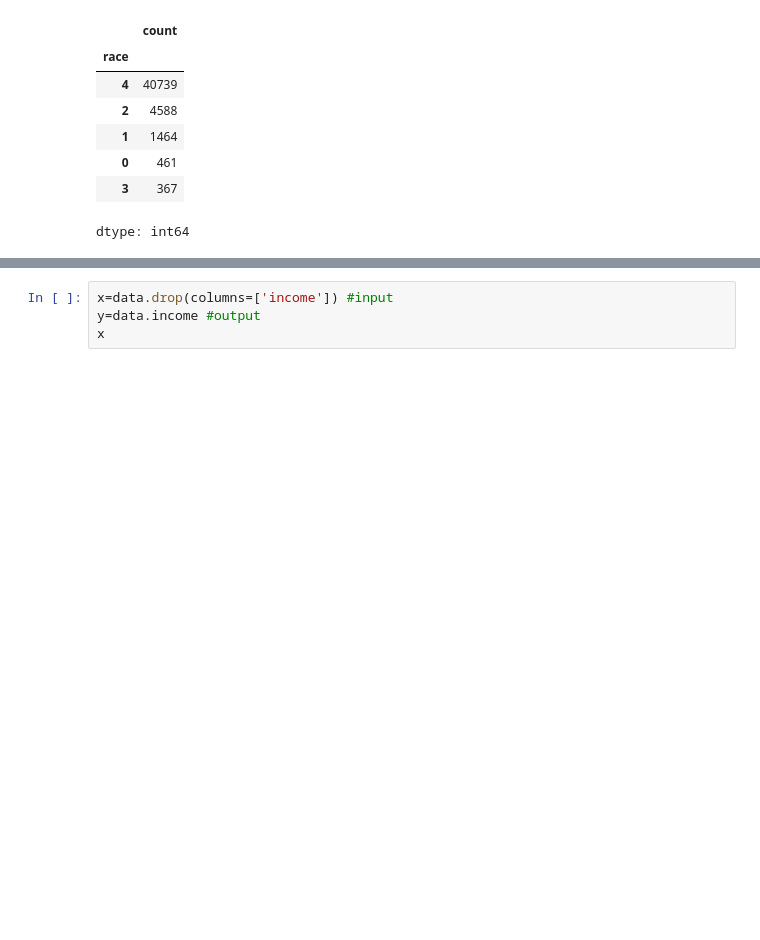
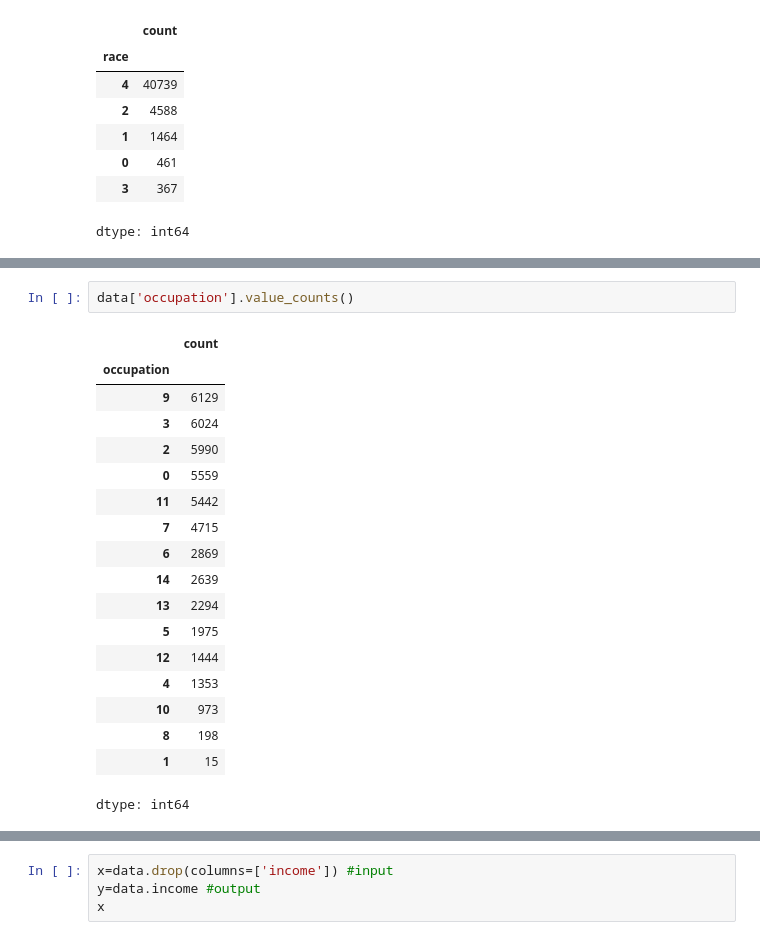
Before and after one commit to Sudeep0069/Employee_Salary_Prediction-Sudeep_Sarkar, a Jupyter notebook: Employee_sal_prediction.ipynb, the cells around one changed output, grey strips where cells are left out. Drawn from its saved outputs; the diff is of its cells as text; blank space fills up the shorter version.

```diff
--- a/Employee_sal_prediction.ipynb
+++ b/Employee_sal_prediction.ipynb
@@ -328,0 +366,21 @@ dtype: int64
+# %%
+data['occupation'].value_counts()
+# %% [output]
+|  | count |
+| occupation |  |
+| 9 | 6129 |
+| 3 | 6024 |
+| 2 | 5990 |
+| 0 | 5559 |
+| 11 | 5442 |
+| 7 | 4715 |
+| 6 | 2869 |
+| 14 | 2639 |
+| 13 | 2294 |
+| 5 | 1975 |
+| 12 | 1444 |
+| 4 | 1353 |
+| 10 | 973 |
+| 8 | 198 |
+| 1 | 15 |
+dtype: int64
```
Also changed, not shown: parts of 15 cells of this notebook, 2 other files.
